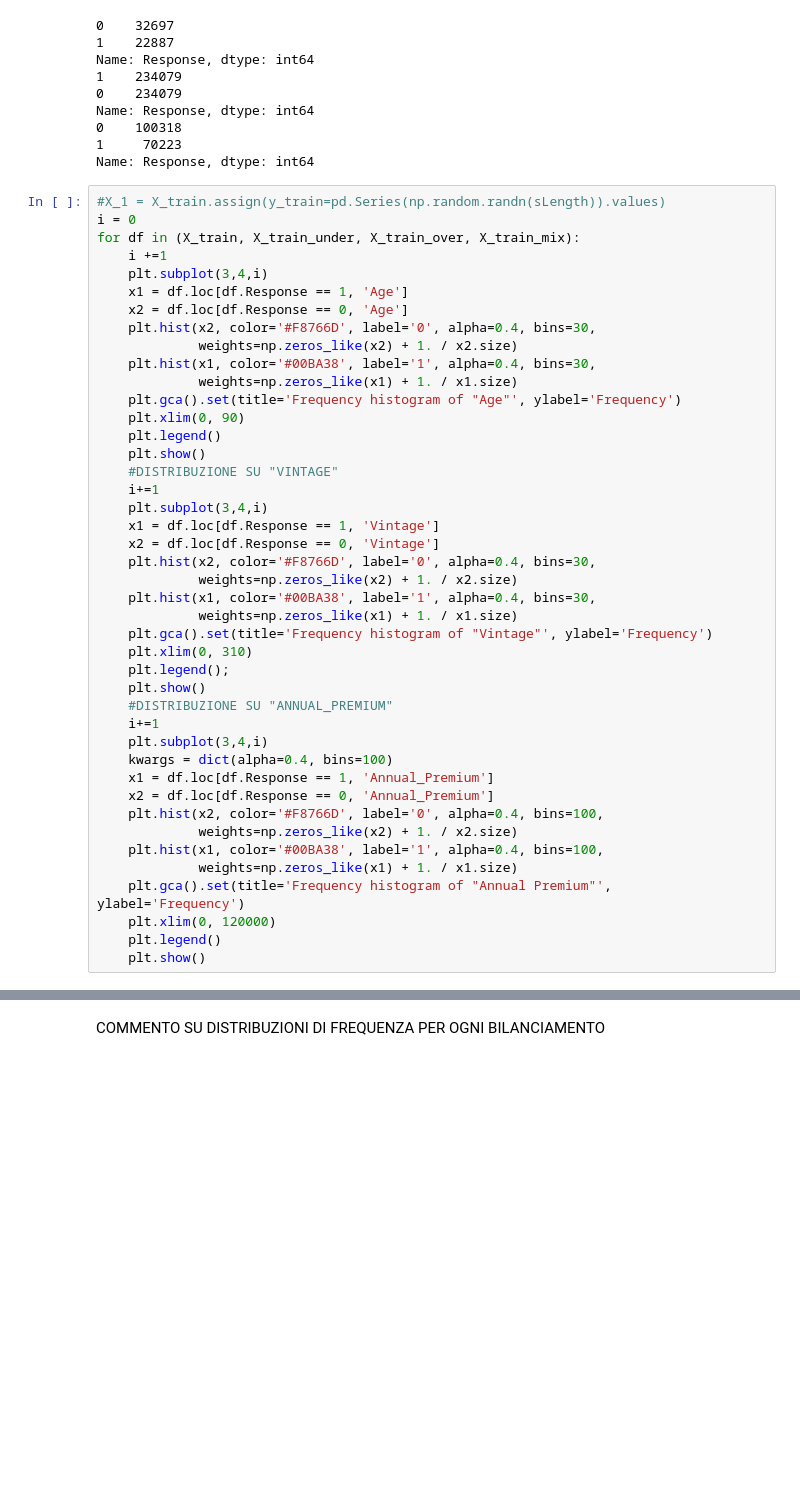
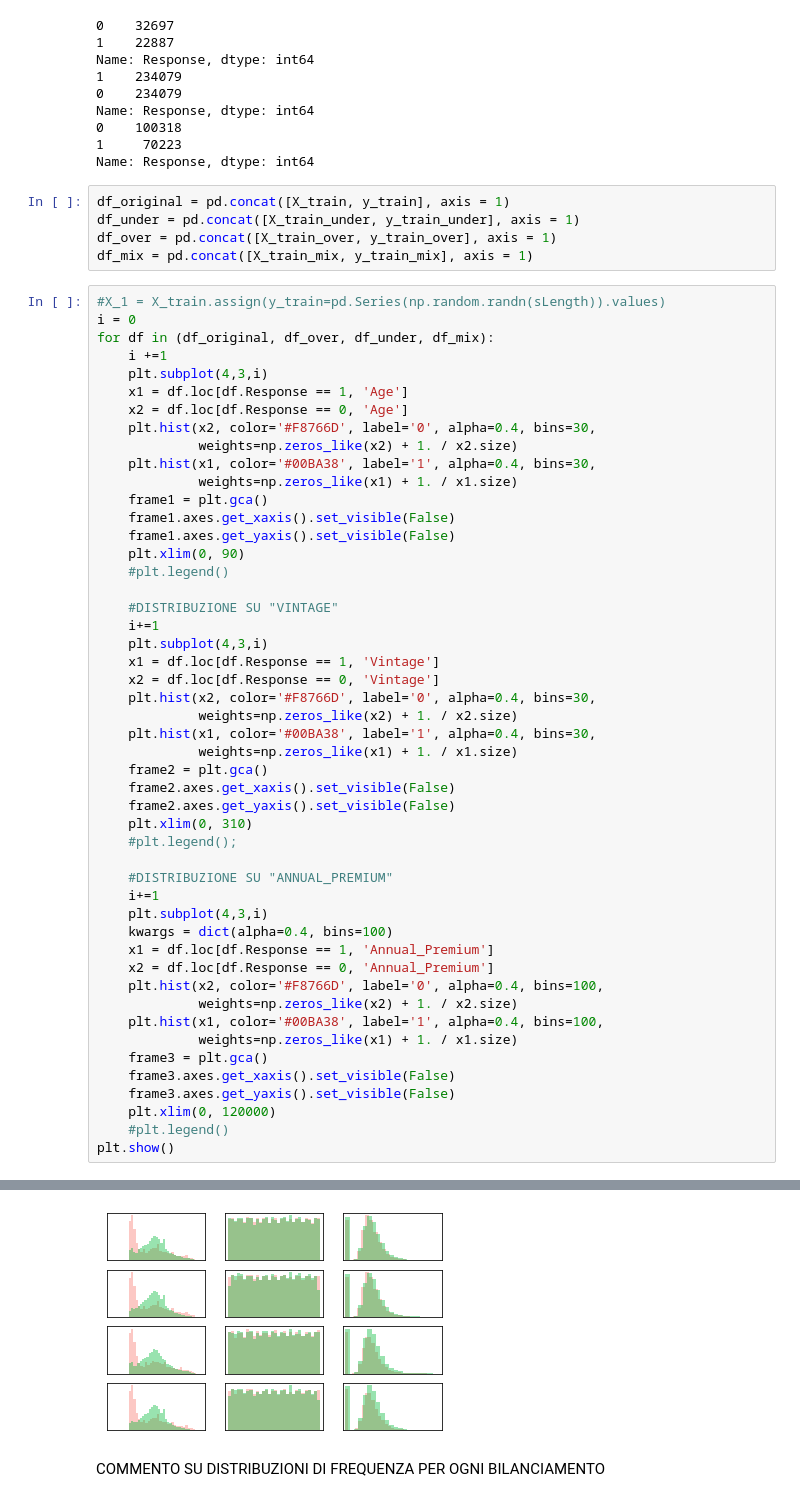
Before and after one commit to Plachido/insurance, a Jupyter notebook: Python/insurance.ipynb, the cells around one changed output, grey strips where cells are left out. Cells and saved outputs as stored; diff of their text form; blank space fills up the shorter version.

```diff
--- a/Python/insurance.ipynb
+++ b/Python/insurance.ipynb
@@ -387,38 +387,47 @@ Name: Response, dtype: int64
 0    100318
 1     70223
 Name: Response, dtype: int64
+# %%
+df_original = pd.concat([X_train, y_train], axis = 1)
+df_under = pd.concat([X_train_under, y_train_under], axis = 1)
+df_over = pd.concat([X_train_over, y_train_over], axis = 1)
+df_mix = pd.concat([X_train_mix, y_train_mix], axis = 1)
 # %%
 #X_1 = X_train.assign(y_train=pd.Series(np.random.randn(sLength)).values)
 i = 0
-for df in (X_train, X_train_under, X_train_over, X_train_mix):
+for df in (df_original, df_over, df_under, df_mix):
     i +=1
-    plt.subplot(3,4,i)
+    plt.subplot(4,3,i)
     x1 = df.loc[df.Response == 1, 'Age']
     x2 = df.loc[df.Response == 0, 'Age']
     plt.hist(x2, color='#F8766D', label='0', alpha=0.4, bins=30,
              weights=np.zeros_like(x2) + 1. / x2.size)
     plt.hist(x1, color='#00BA38', label='1', alpha=0.4, bins=30,
              weights=np.zeros_like(x1) + 1. / x1.size)
-    plt.gca().set(title='Frequency histogram of "Age"', ylabel='Frequency')
+    frame1 = plt.gca()
+    frame1.axes.get_xaxis().set_visible(False)
+    frame1.axes.get_yaxis().set_visible(False)
     plt.xlim(0, 90)
-    plt.legend()
-    plt.show()
+    #plt.legend()
+
     #DISTRIBUZIONE SU "VINTAGE"
     i+=1
-    plt.subplot(3,4,i)
+    plt.subplot(4,3,i)
     x1 = df.loc[df.Response == 1, 'Vintage']
     x2 = df.loc[df.Response == 0, 'Vintage']
     plt.hist(x2, color='#F8766D', label='0', alpha=0.4, bins=30,
              weights=np.zeros_like(x2) + 1. / x2.size)
     plt.hist(x1, color='#00BA38', label='1', alpha=0.4, bins=30,
              weights=np.zeros_like(x1) + 1. / x1.size)
-    plt.gca().set(title='Frequency histogram of "Vintage"', ylabel='Frequency')
+    frame2 = plt.gca()
+    frame2.axes.get_xaxis().set_visible(False)
+    frame2.axes.get_yaxis().set_visible(False)
     plt.xlim(0, 310)
-    plt.legend();
-    plt.show()
+    #plt.legend();
+
     #DISTRIBUZIONE SU "ANNUAL_PREMIUM"
     i+=1
-    plt.subplot(3,4,i)
+    plt.subplot(4,3,i)
     kwargs = dict(alpha=0.4, bins=100)
     x1 = df.loc[df.Response == 1, 'Annual_Premium']
     x2 = df.loc[df.Response == 0, 'Annual_Premium']
@@ -426,8 +435,10 @@ for df in (X_train, X_train_under, X_train_over, X_train_mix):
              weights=np.zeros_like(x2) + 1. / x2.size)
     plt.hist(x1, color='#00BA38', label='1', alpha=0.4, bins=100,
              weights=np.zeros_like(x1) + 1. / x1.size)
-    plt.gca().set(title='Frequency histogram of "Annual Premium"', ylabel='Frequency')
+    frame3 = plt.gca()
+    frame3.axes.get_xaxis().set_visible(False)
+    frame3.axes.get_yaxis().set_visible(False)
     plt.xlim(0, 120000)
-    plt.legend()
-    plt.show()
+    #plt.legend()
+plt.show()
 # %% [output]
@@ -435,3 +445,4 @@ NameError: name 'X_train' is not defined
+[figure, added]
 # %% [markdown]
 COMMENTO SU DISTRIBUZIONI DI FREQUENZA PER OGNI BILANCIAMENTO
 # %% [markdown]
```
Also changed, not shown: parts of 4 cells of this notebook, 2 other files.
